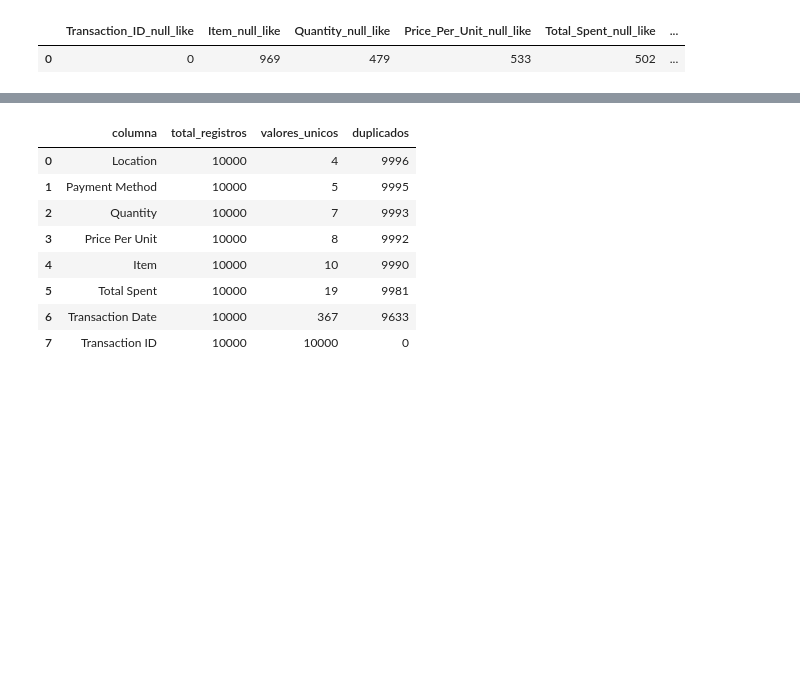
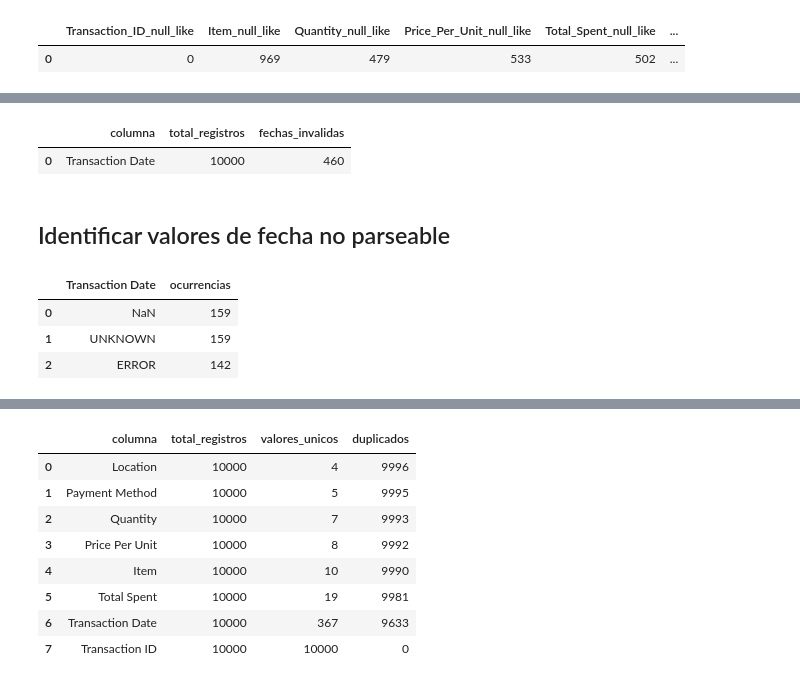
Before and after one commit to teofilocorrea/Data_Profiling_Coffe_Sales, a Jupyter notebook: notebooks/01_data_profiling_raw_pre_duckdb.ipynb, the cells around one changed output, grey strips where cells are left out. Cells and saved outputs as stored; diff of their text form; code cells hidden in the pictures; blank space fills up the shorter version.

```diff
--- a/notebooks/01_data_profiling_raw_pre_duckdb.ipynb
+++ b/notebooks/01_data_profiling_raw_pre_duckdb.ipynb
@@ -173 +230,38 @@ FROM profiling.data_profiling_summary;
+# %%
+%%sql
+-- ========================================
+-- TEMPLATE: EDA_DATE_FORMAT_VALIDATION
+-- Descripción: Validar formato y parseo de columnas de fecha
+-- Objetivo: Detectar fechas inválidas o no convertibles
+-- ========================================
+
+SELECT
+    'Transaction Date' AS columna,
+    COUNT(*) AS total_registros,
+    COUNT(
+        CASE
+            WHEN TRY_CAST("Transaction Date" AS DATE) IS NULL
+            THEN 1
+        END
+    ) AS fechas_invalidas
+FROM profiling.data_profiling_summary;
+# %% [output]
+|  | columna | total_registros | fechas_invalidas |
+| 0 | Transaction Date | 10000 | 460 |
+# %% [markdown]
+## Identificar valores de fecha no parseable
+# %%
+%%sql
+SELECT
+    "Transaction Date",
+    COUNT(*) AS ocurrencias
+FROM profiling.data_profiling_summary
+WHERE TRY_CAST("Transaction Date" AS DATE) IS NULL
+GROUP BY "Transaction Date"
+ORDER BY ocurrencias DESC;
+# %% [output]
+|  | Transaction Date | ocurrencias |
+| 0 | NaN | 159 |
+| 1 | UNKNOWN | 159 |
+| 2 | ERROR | 142 |
 # %% [markdown]
```
Also changed, not shown: parts of 12 cells of this notebook, 8 other files.
